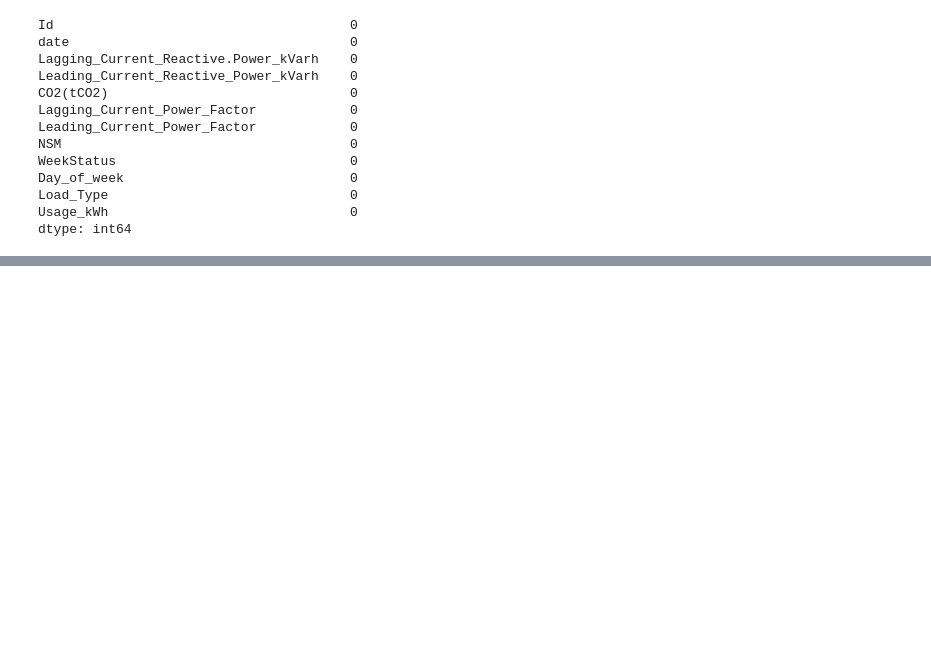
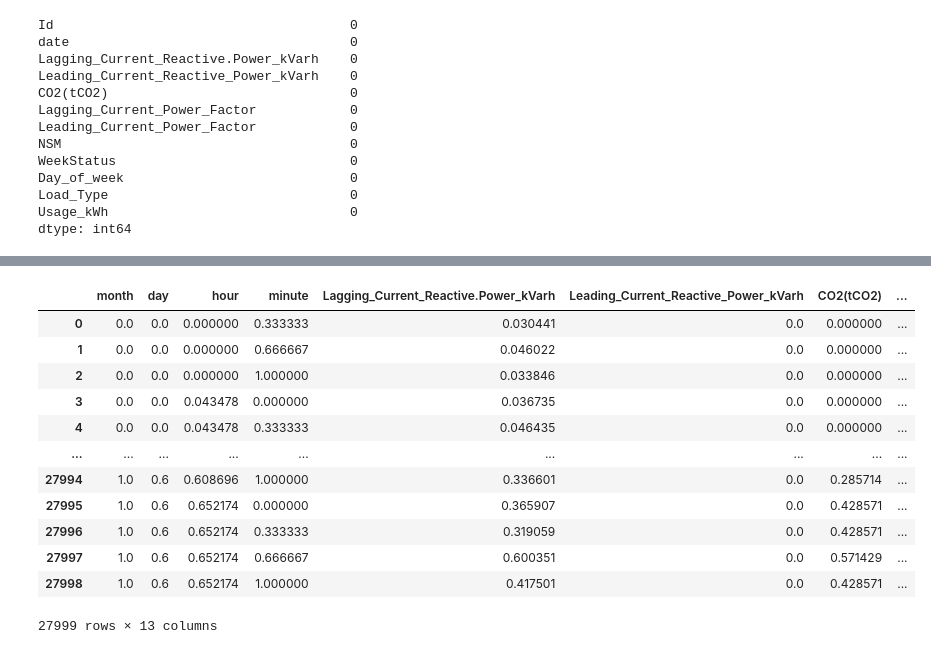
Before and after one commit to moufid-magdy/ML_regression, a Jupyter notebook: regression.ipynb, the cells around one changed output, grey strips where cells are left out. Cells and saved outputs as stored; diff of their text form; code cells hidden in the pictures; blank space fills up the shorter version.

```diff
--- a/regression.ipynb
+++ b/regression.ipynb
@@ -95,0 +343,16 @@ test_df_std = pd.DataFrame(test_df_std, columns=['Lagging_Current_Reactive.Power
+# %%
+train_df_std
+# %% [output]
+|  | month | day | hour | minute | Lagging_Current_Reactive.Power_kVarh | Leading_Current_Reactive_Power_kVarh | CO2(tCO2) | ... |
+| 0 | 0.0 | 0.0 | 0.000000 | 0.333333 | 0.030441 | 0.0 | 0.000000 | ... |
+| 1 | 0.0 | 0.0 | 0.000000 | 0.666667 | 0.046022 | 0.0 | 0.000000 | ... |
+| 2 | 0.0 | 0.0 | 0.000000 | 1.000000 | 0.033846 | 0.0 | 0.000000 | ... |
+| 3 | 0.0 | 0.0 | 0.043478 | 0.000000 | 0.036735 | 0.0 | 0.000000 | ... |
+| 4 | 0.0 | 0.0 | 0.043478 | 0.333333 | 0.046435 | 0.0 | 0.000000 | ... |
+| ... | ... | ... | ... | ... | ... | ... | ... | ... |
+| 27994 | 1.0 | 0.6 | 0.608696 | 1.000000 | 0.336601 | 0.0 | 0.285714 | ... |
+| 27995 | 1.0 | 0.6 | 0.652174 | 0.000000 | 0.365907 | 0.0 | 0.428571 | ... |
+| 27996 | 1.0 | 0.6 | 0.652174 | 0.333333 | 0.319059 | 0.0 | 0.428571 | ... |
+| 27997 | 1.0 | 0.6 | 0.652174 | 0.666667 | 0.600351 | 0.0 | 0.571429 | ... |
+| 27998 | 1.0 | 0.6 | 0.652174 | 1.000000 | 0.417501 | 0.0 | 0.428571 | ... |
+27999 rows × 13 columns
```
Also changed, not shown: parts of 31 cells of this notebook.
